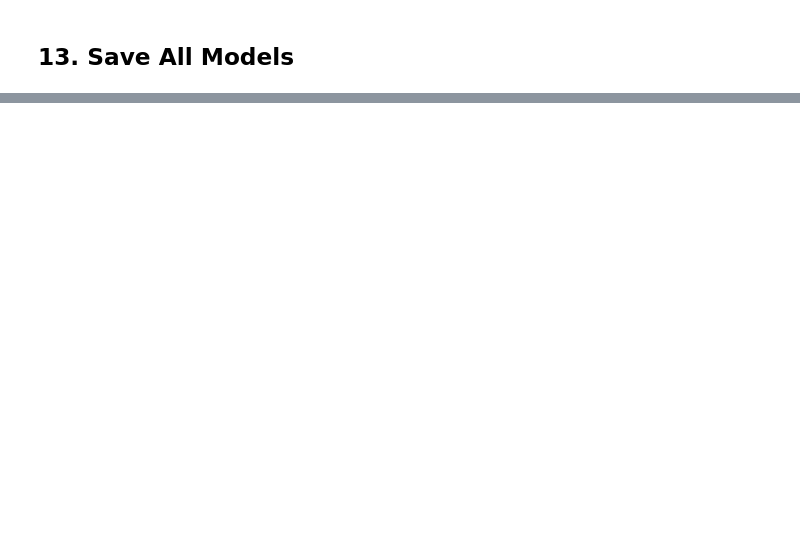
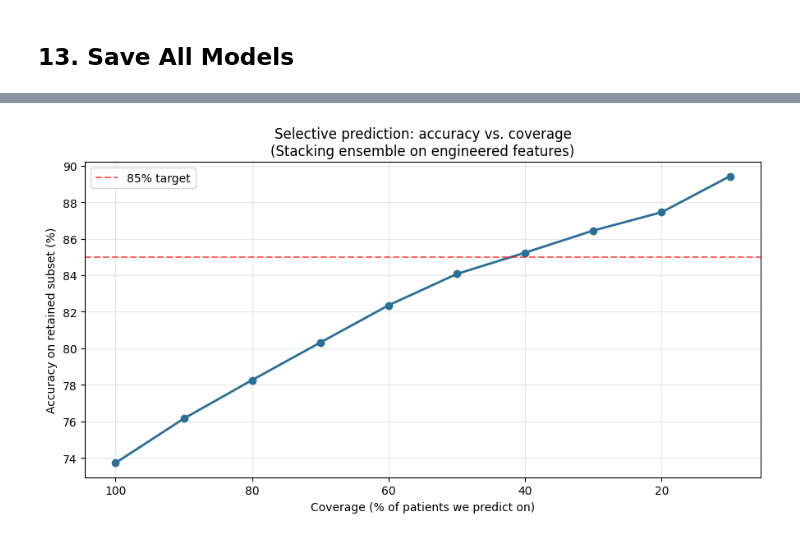
Before and after one commit to IAA-PL4G3/cardiovascular-disease, a Jupyter notebook: main.ipynb, the cells around one changed output, grey strips where cells are left out. Cells and saved outputs as stored; diff of their text form; code cells hidden in the pictures; blank space fills up the shorter version.

Commit message:
notebook: advanced model + selective prediction section
Co-Authored-By: Claude Opus 4.7 <noreply@anthropic.com>

```diff
--- a/main.ipynb
+++ b/main.ipynb
@@ -479,0 +718,11 @@ print("\nAll models saved successfully!")
+# %%
+# 3. Train the stacking ensemble (CatBoost + XGBoost + LightGBM -> LogReg)
+print("Training stacking ensemble (this takes ~30-45s)...")
+stacking = train_stacking_ensemble(X_tr_adv_s, y_tr_adv.values)
+
+stacking_proba = stacking.predict_proba(X_te_adv_s)[:, 1]
+stacking_pred  = (stacking_proba >= 0.5).astype(int)
+stacking_acc   = accuracy_score(y_te_adv, stacking_pred)
+print(f"\nGlobal test accuracy: {stacking_acc:.4f}  (n={len(y_te_adv)})")
+print("\nClassification report:")
+print(classification_report(y_te_adv, stacking_pred, digits=4))
@@ -479,0 +753,9 @@ print("\nAll models saved successfully!")
+# %%
+sel_curve = selective_accuracy_curve(stacking_proba, y_te_adv.values)
+print(sel_curve.to_string(index=False))
+
+target = coverage_for_target_accuracy(stacking_proba, y_te_adv.values, target_acc=0.85)
+if target is not None:
+    print(f"\n>= 85% accuracy is reached at coverage = {target['coverage']*100:.1f}%  "
+          f"(threshold = {target['threshold']:.3f}, "
+          f"n = {target['n_kept']}, accuracy = {target['accuracy']:.4f})")
@@ -479,0 +776,18 @@ print("\nAll models saved successfully!")
+# %%
+# Plot the selective accuracy / coverage curve
+plt.figure(figsize=(9, 5))
+plt.plot(sel_curve['actual_coverage'] * 100, sel_curve['accuracy'] * 100,
+         marker='o', linewidth=2, color='#2A6F97')
+plt.axhline(85, linestyle='--', color='red', alpha=0.6, label='85% target')
+plt.xlabel('Coverage (% of patients we predict on)')
+plt.ylabel('Accuracy on retained subset (%)')
+plt.title('Selective prediction: accuracy vs. coverage\n(Stacking ensemble on engineered features)')
+plt.gca().invert_xaxis()
+plt.grid(alpha=0.3)
+plt.legend()
+plt.tight_layout()
+os.makedirs('output/plots', exist_ok=True)
+plt.savefig('output/plots/03_selective_prediction_curve.png', dpi=300, bbox_inches='tight')
+plt.show()
+# %% [output]
+[figure, added]
```
Also changed, not shown: parts of 23 cells of this notebook.
